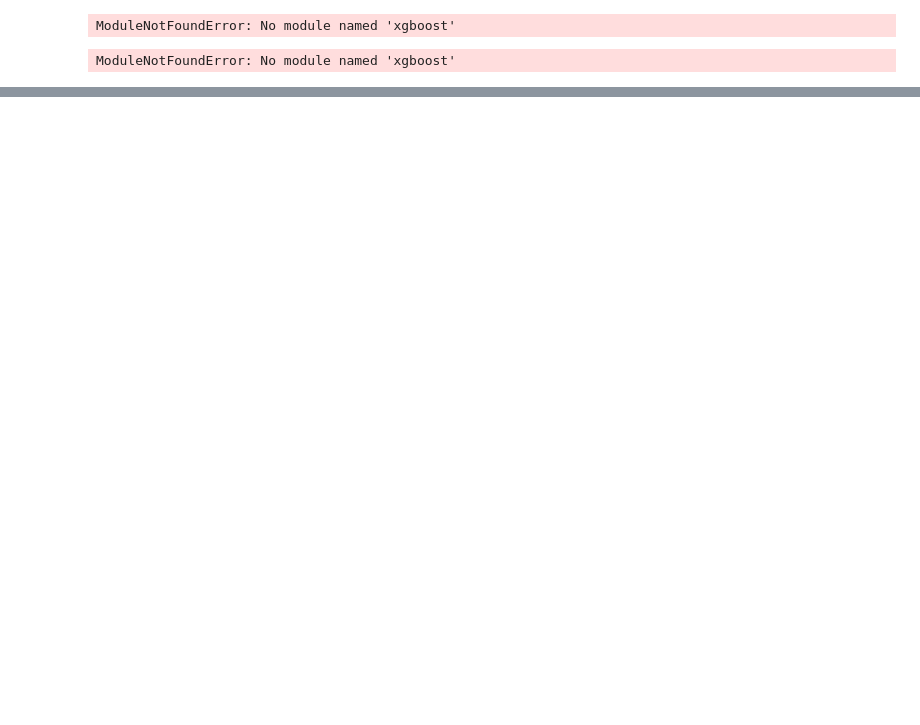
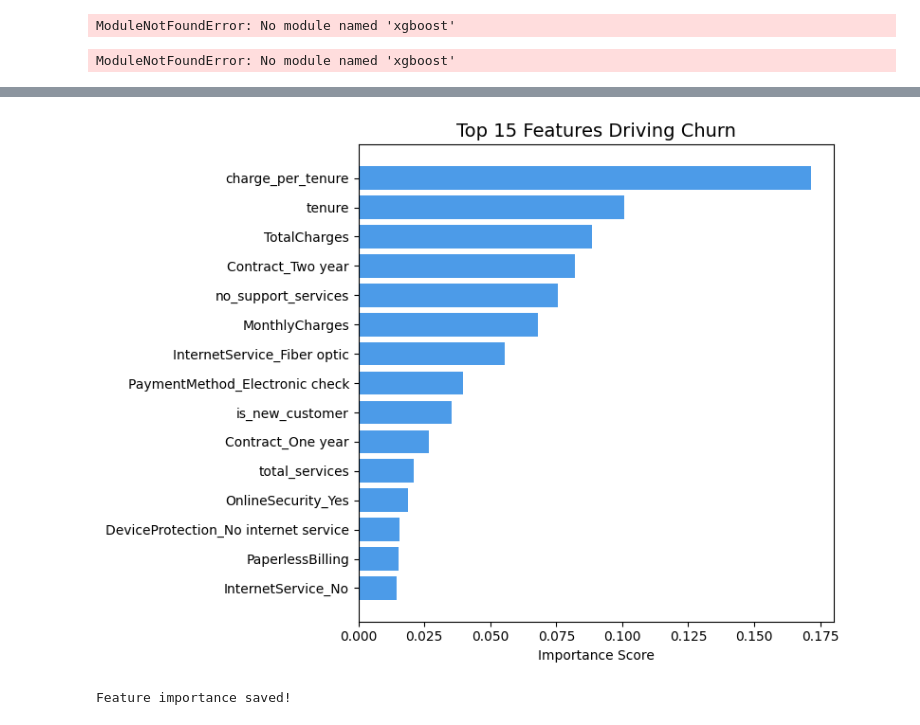
Before and after one commit to RIYA133-web/customer-churn-analysis, a Jupyter notebook: customer-churn-analysis/notebooks/03_model_training.ipynb, the cells around one changed output, grey strips where cells are left out. Saved outputs shown, nothing was run; the diff lists cells and outputs as text; code cells hidden in the pictures; blank space fills up the shorter version.

```diff
--- a/customer-churn-analysis/notebooks/03_model_training.ipynb
+++ b/customer-churn-analysis/notebooks/03_model_training.ipynb
@@ -21,0 +48,11 @@ import sys
+# %%
+X = df.drop(columns=['Churn'])
+y = df['Churn']
+
+X_train, X_test, y_train, y_test = train_test_split(
+    X, y, test_size=0.2, random_state=42, stratify=y
+)
+
+print("Training samples :", X_train.shape[0])
+print("Testing samples  :", X_test.shape[0])
+print("Features         :", X_train.shape[1])
@@ -21,0 +135,23 @@ import sys
+# %%
+importance = pd.DataFrame({
+    'feature': X.columns,
+    'importance': model.feature_importances_
+}).sort_values('importance', ascending=False).head(15)
+
+fig, ax = plt.subplots(figsize=(8, 6))
+bars = ax.barh(importance['feature'], importance['importance'],
+               color='#4C9BE8', edgecolor='none')
+
+ax.set_title('Top 15 Features Driving Churn', fontsize=14)
+ax.set_xlabel('Importance Score')
+ax.invert_yaxis()
+plt.tight_layout()
+plt.savefig('../reports/feature_importance.png', dpi=150)
+plt.show()
+
+# Save feature importance as JSON
+importance.to_json('../models/feature_importance.json', orient='records', indent=2)
+print("Feature importance saved!")
+# %% [output]
+[figure, added]
+Feature importance saved!
```
Also changed, not shown: parts of 11 cells of this notebook, 3 other files.
